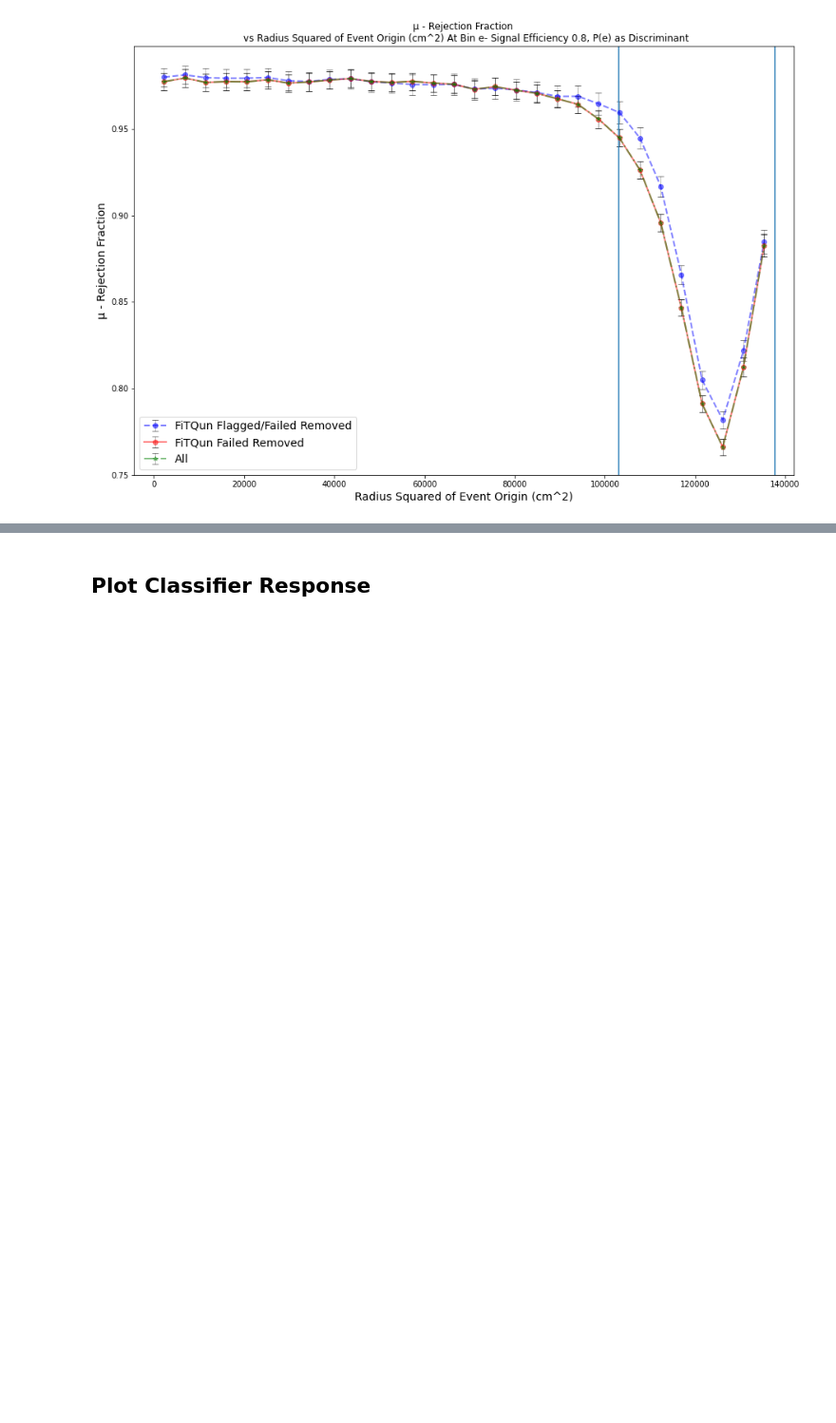
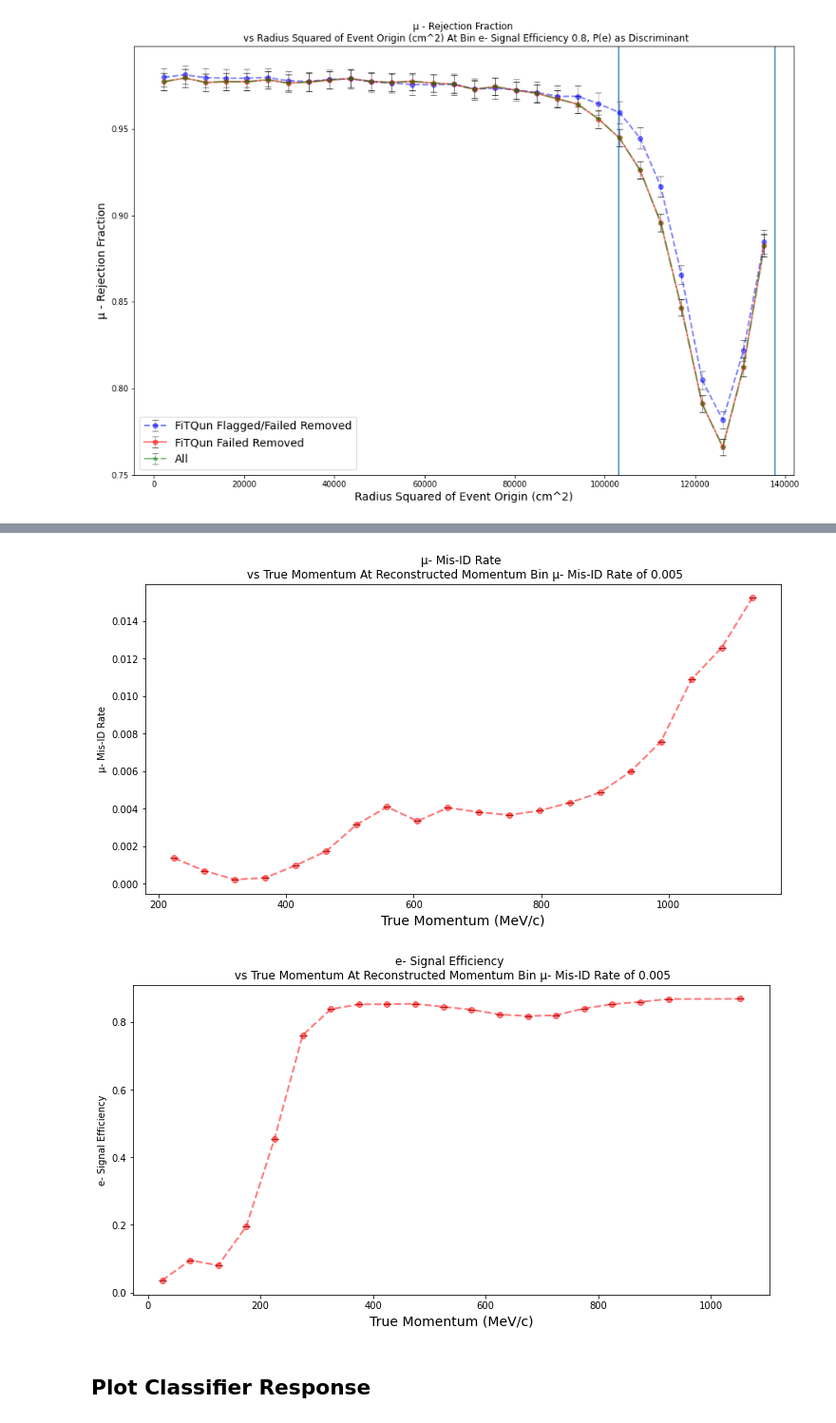
Before and after one commit to WatChMaL/CNN, a Jupyter notebook: Repeating_Classifier_Training/8. Comparing Additional Training and Testing Runs.ipynb, the cells around one changed output, grey strips where cells are left out. Shown at 95% size. Saved outputs shown, nothing was run; the diff lists cells and outputs as text; code cells hidden in the pictures; blank space fills up the shorter version.

```diff
--- a/Repeating_Classifier_Training/8. Comparing Additional Training and Testing Runs.ipynb
+++ b/Repeating_Classifier_Training/8. Comparing Additional Training and Testing Runs.ipynb
@@ -449,3 +478,11 @@ plt.axvline(x=321**2)
+# %%
+plot_fitqun_binned_performance(fq_scores[:,1], fq_labels, true_momentum, fq_mom[:,0], 0.005, softmax_index_dict,
+                            ax=None,marker='o--',color='r',title_note='',metric='mu fpr')
+plot_fitqun_binned_performance(fq_scores[:,1], fq_labels, true_momentum, fq_mom[:,0], 0.005, softmax_index_dict,
+                            ax=None,marker='o--',color='r',title_note='',metric='efficiency')
+# %% [output]
+[figure, added]
+[figure, added]
 # %% [markdown]
 ## Plot Classifier Response
 # %% [markdown]
```
Also changed, not shown: parts of 7 cells of this notebook, 25 other files.
